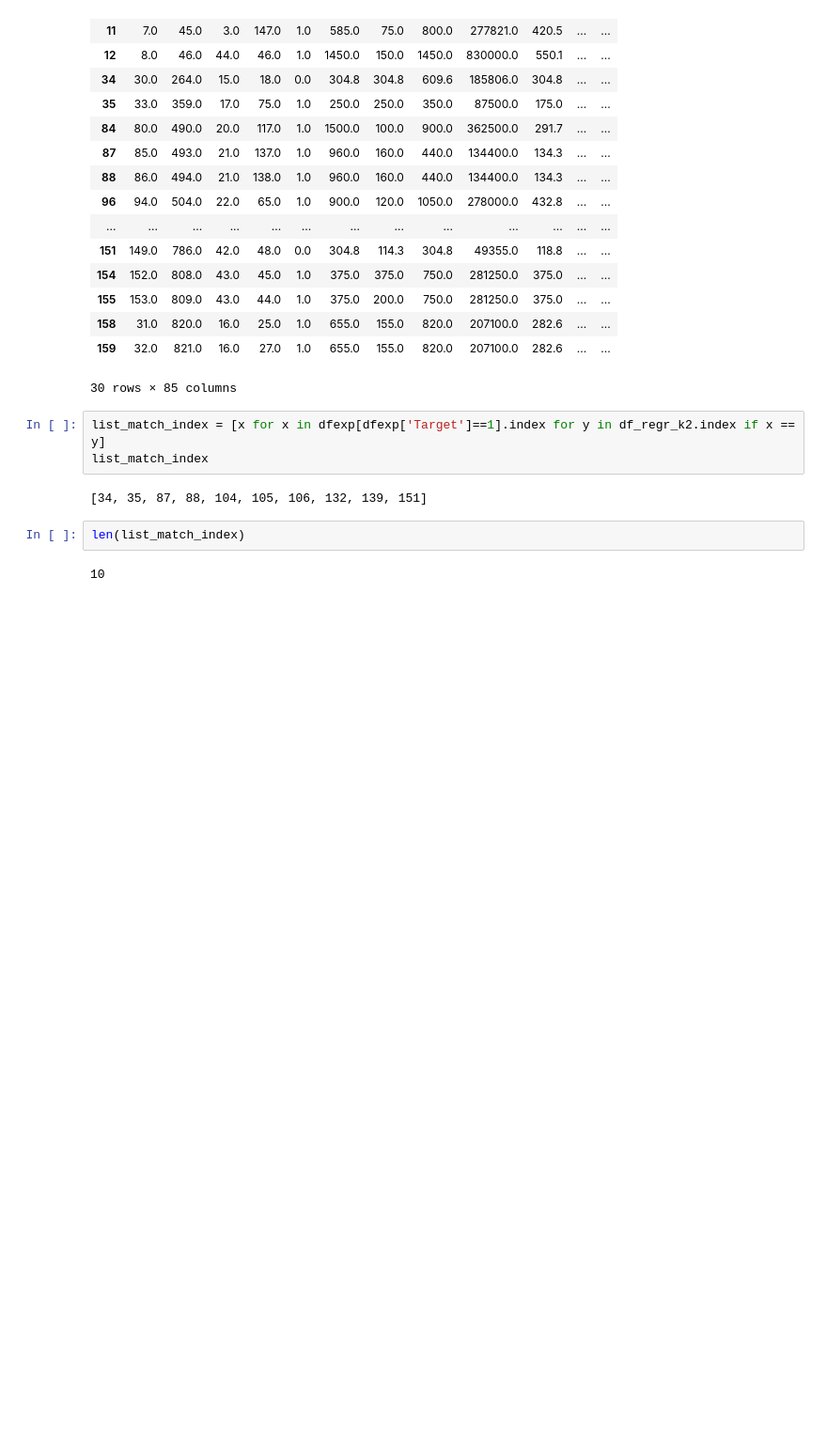
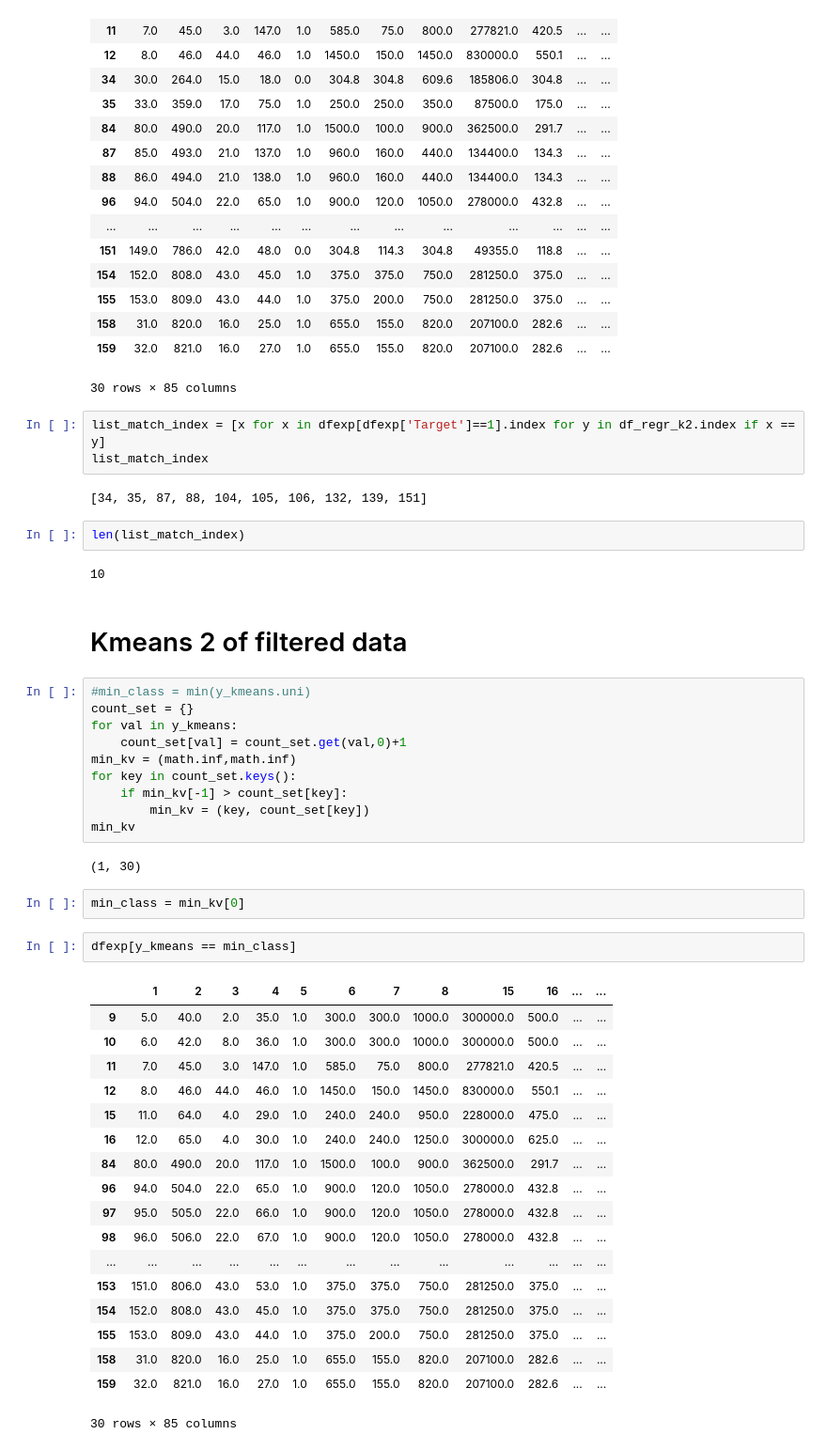
Before and after one commit to adomakor412/MSNT_Thesis_ML_CE, a Jupyter notebook: dfexp_prediction.ipynb, the cells around one changed output. Shown at 94% size. Saved outputs shown, nothing was run; the diff lists cells and outputs as text; blank space fills up the shorter version.

Commit message:
kmean test results

```diff
--- a/dfexp_prediction.ipynb
+++ b/dfexp_prediction.ipynb
@@ -1192,3 +1224,40 @@ list_match_index
 len(list_match_index)
 # %% [output]
 10
+# %% [markdown]
+# Kmeans 2 of filtered data
+# %%
+#min_class = min(y_kmeans.uni)
+count_set = {}
+for val in y_kmeans:
+    count_set[val] = count_set.get(val,0)+1
+min_kv = (math.inf,math.inf)
+for key in count_set.keys():
+    if min_kv[-1] > count_set[key]:
+        min_kv = (key, count_set[key])
+min_kv
+# %% [output]
+(1, 30)
+# %%
+min_class = min_kv[0]
+# %%
+dfexp[y_kmeans == min_class]
+# %% [output]
+|  | 1 | 2 | 3 | 4 | 5 | 6 | 7 | 8 | 15 | 16 | ... | ... |
+| 9 | 5.0 | 40.0 | 2.0 | 35.0 | 1.0 | 300.0 | 300.0 | 1000.0 | 300000.0 | 500.0 | ... | ... |
+| 10 | 6.0 | 42.0 | 8.0 | 36.0 | 1.0 | 300.0 | 300.0 | 1000.0 | 300000.0 | 500.0 | ... | ... |
+| 11 | 7.0 | 45.0 | 3.0 | 147.0 | 1.0 | 585.0 | 75.0 | 800.0 | 277821.0 | 420.5 | ... | ... |
+| 12 | 8.0 | 46.0 | 44.0 | 46.0 | 1.0 | 1450.0 | 150.0 | 1450.0 | 830000.0 | 550.1 | ... | ... |
+| 15 | 11.0 | 64.0 | 4.0 | 29.0 | 1.0 | 240.0 | 240.0 | 950.0 | 228000.0 | 475.0 | ... | ... |
+| 16 | 12.0 | 65.0 | 4.0 | 30.0 | 1.0 | 240.0 | 240.0 | 1250.0 | 300000.0 | 625.0 | ... | ... |
+| 84 | 80.0 | 490.0 | 20.0 | 117.0 | 1.0 | 1500.0 | 100.0 | 900.0 | 362500.0 | 291.7 | ... | ... |
+| 96 | 94.0 | 504.0 | 22.0 | 65.0 | 1.0 | 900.0 | 120.0 | 1050.0 | 278000.0 | 432.8 | ... | ... |
+| 97 | 95.0 | 505.0 | 22.0 | 66.0 | 1.0 | 900.0 | 120.0 | 1050.0 | 278000.0 | 432.8 | ... | ... |
+| 98 | 96.0 | 506.0 | 22.0 | 67.0 | 1.0 | 900.0 | 120.0 | 1050.0 | 278000.0 | 432.8 | ... | ... |
+| ... | ... | ... | ... | ... | ... | ... | ... | ... | ... | ... | ... | ... |
+| 153 | 151.0 | 806.0 | 43.0 | 53.0 | 1.0 | 375.0 | 375.0 | 750.0 | 281250.0 | 375.0 | ... | ... |
+| 154 | 152.0 | 808.0 | 43.0 | 45.0 | 1.0 | 375.0 | 375.0 | 750.0 | 281250.0 | 375.0 | ... | ... |
+| 155 | 153.0 | 809.0 | 43.0 | 44.0 | 1.0 | 375.0 | 200.0 | 750.0 | 281250.0 | 375.0 | ... | ... |
+| 158 | 31.0 | 820.0 | 16.0 | 25.0 | 1.0 | 655.0 | 155.0 | 820.0 | 207100.0 | 282.6 | ... | ... |
+| 159 | 32.0 | 821.0 | 16.0 | 27.0 | 1.0 | 655.0 | 155.0 | 820.0 | 207100.0 | 282.6 | ... | ... |
+30 rows × 85 columns
```
Also changed, not shown: parts of 23 cells of this notebook.
